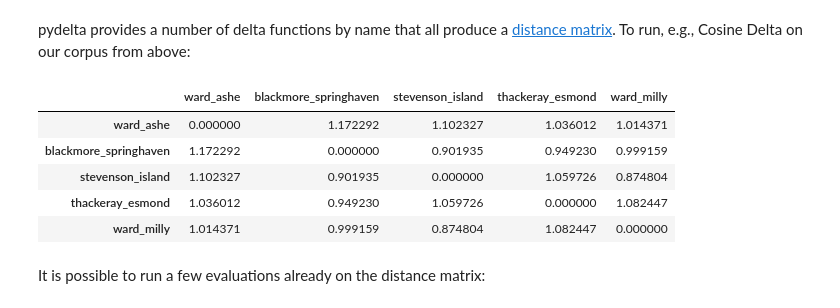
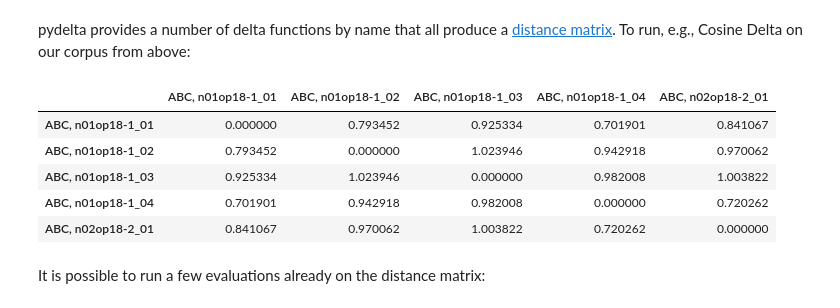
Before and after one commit to johentsch/pydelta, a Jupyter notebook: docs/GettingStarted.ipynb, the cells around one changed output. Drawn from its saved outputs; the diff is of its cells as text; code cells hidden in the pictures.

```diff
--- a/docs/GettingStarted.ipynb
+++ b/docs/GettingStarted.ipynb
@@ -15,3 +19,21 @@ raw_corpus = delta.Corpus('../../refcor/English')
+# %%
+sliced_notes = utils.get_sliced_notes()
+# %%
+prevalence_matrix: resources.PrevalenceMatrix = sliced_notes.apply_step(dict(
+    dtype="PrevalenceAnalyzer",
+    columns="chord_reduced_and_mode",
+    index=["corpus", "piece"]
+))
+# %%
+metadata = delta.Metadata(
+        features='reduced chords',
+        ordered=False,
+        words=None,
+        corpus="Distant Listening Corpus",
+        complete=True,
+        frequencies=False)
+raw_corpus = delta.Corpus(prevalence_matrix.absolute, document_describer=describer, metadata=metadata)
+raw_corpus.index = utils.merge_index_levels(raw_corpus.index)
 # %% [markdown]
 This simple form assumes your texts in plain text files following the pattern `Author_Title.txt`. The reference corpora of English, French and German novels we use [can be found on Github](https://github.com/cophi-wue/refcor). If your corpus looks different, or if you need other ways of feature extraction than our simple tokenizer regular expression, have a look at the full documentation of our Corpus class for ways of parametrizing or further customizing feature extraction.
 # %% [markdown]
@@ -42,21 +64,21 @@ Unless documented otherwise, these method return a new modified corpus instead o
 
 For most experiments, you'll want to work on [the relative frequencies](delta.html#corpus.Corpus.relative_frequencies) of [the $n$ most frequent words](delta.html#corpus.Corpus.topn). There is a  [combined method](delta.html#corpus.Corpus.get_mfw_table) for that:
 # %%
-c2500 = raw_corpus.get_mfw_table(2500)
+c250 = raw_corpus.get_mfw_table(250)
 # %% [markdown]
 ### Using delta functions to create a distance matrix
 # %% [markdown]
 pydelta provides a number of delta functions by name that all produce a [distance matrix](delta.html#deltas.DistanceMatrix). To run, e.g., Cosine Delta on our corpus from above:
 # %%
-distances = delta.functions.cosine_delta(c2500)
+distances = delta.functions.cosine_delta(c250)
 distances.iloc[:5,:5]
 # %% [output]
-|  | ward_ashe | blackmore_springhaven | stevenson_island | thackeray_esmond | ward_milly |
-| ward_ashe | 0.000000 | 1.172292 | 1.102327 | 1.036012 | 1.014371 |
-| blackmore_springhaven | 1.172292 | 0.000000 | 0.901935 | 0.949230 | 0.999159 |
-| stevenson_island | 1.102327 | 0.901935 | 0.000000 | 1.059726 | 0.874804 |
-| thackeray_esmond | 1.036012 | 0.949230 | 1.059726 | 0.000000 | 1.082447 |
-| ward_milly | 1.014371 | 0.999159 | 0.874804 | 1.082447 | 0.000000 |
+|  | ABC, n01op18-1_01 | ABC, n01op18-1_02 | ABC, n01op18-1_03 | ABC, n01op18-1_04 | ABC, n02op18-2_01 |
+| ABC, n01op18-1_01 | 0.000000 | 0.793452 | 0.925334 | 0.701901 | 0.841067 |
+| ABC, n01op18-1_02 | 0.793452 | 0.000000 | 1.023946 | 0.942918 | 0.970062 |
+| ABC, n01op18-1_03 | 0.925334 | 1.023946 | 0.000000 | 0.982008 | 1.003822 |
+| ABC, n01op18-1_04 | 0.701901 | 0.942918 | 0.982008 | 0.000000 | 0.720262 |
+| ABC, n02op18-2_01 | 0.841067 | 0.970062 | 1.003822 | 0.720262 | 0.000000 |
 # %% [markdown]
 It is possible to run a few evaluations already on the distance matrix:
 # %%
```
Also changed, not shown: parts of 12 cells of this notebook.
